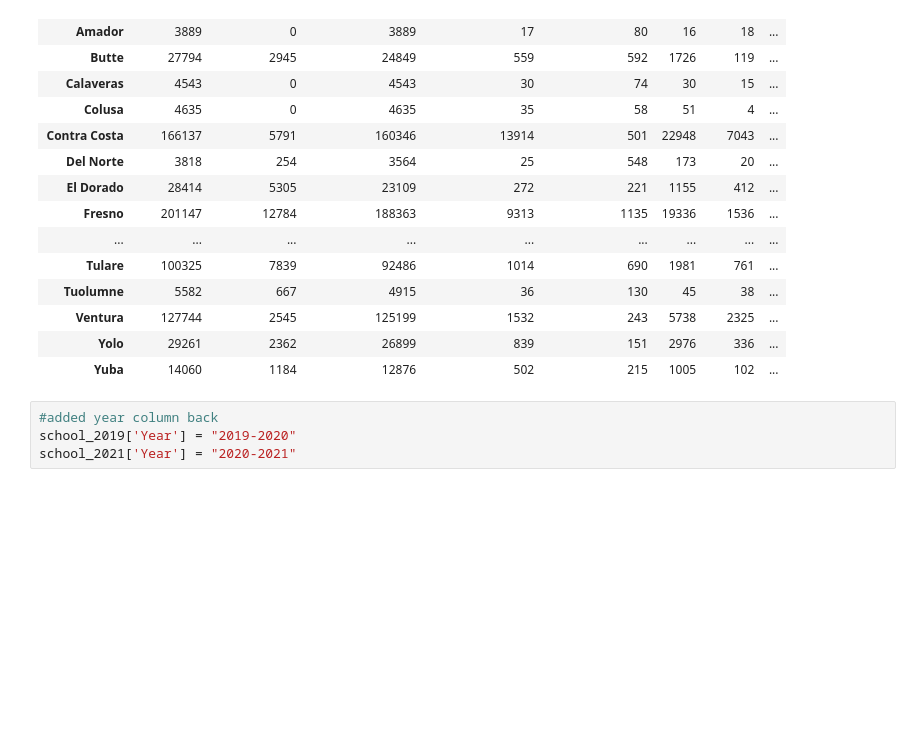
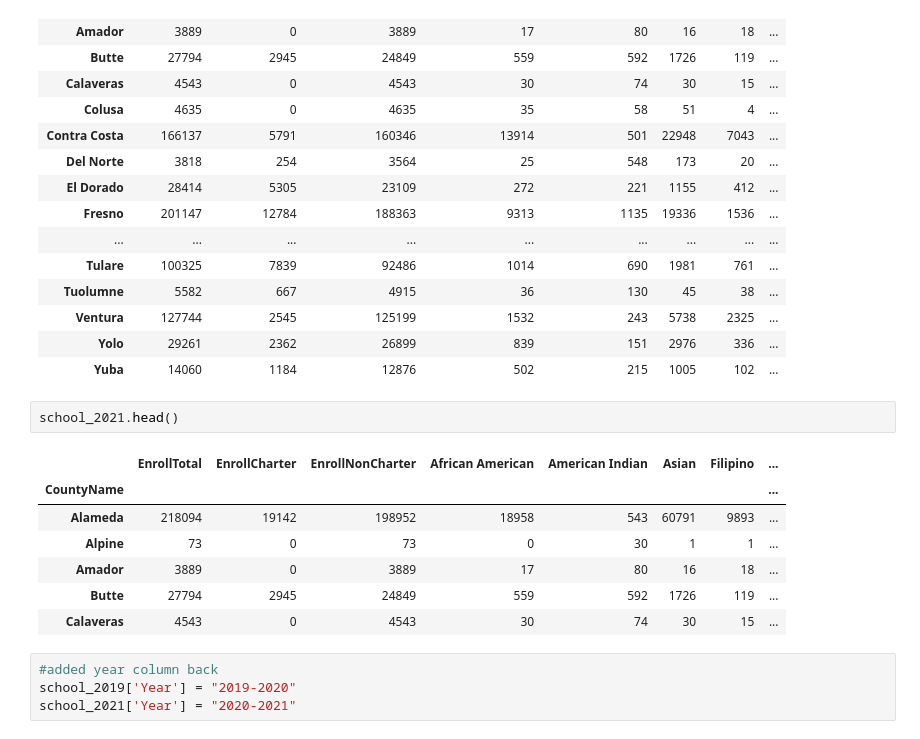
Before and after one commit to ludanzhan/Student-Enrollment-Project, a Jupyter notebook: Student Enrollemnt Project.ipynb, the cells around one changed output. Cells and saved outputs as stored; diff of their text form; blank space fills up the shorter version.

```diff
--- a/Student Enrollemnt Project.ipynb
+++ b/Student Enrollemnt Project.ipynb
@@ -180,6 +264,16 @@ school_2021
 | Ventura | 127744 | 2545 | 125199 | 1532 | 243 | 5738 | 2325 | ... |
 | Yolo | 29261 | 2362 | 26899 | 839 | 151 | 2976 | 336 | ... |
 | Yuba | 14060 | 1184 | 12876 | 502 | 215 | 1005 | 102 | ... |
+# %%
+school_2021.head()
+# %% [output]
+|  | EnrollTotal | EnrollCharter | EnrollNonCharter | African American | American Indian | Asian | Filipino | ... |
+| CountyName |  |  |  |  |  |  |  | ... |
+| Alameda | 218094 | 19142 | 198952 | 18958 | 543 | 60791 | 9893 | ... |
+| Alpine | 73 | 0 | 73 | 0 | 30 | 1 | 1 | ... |
+| Amador | 3889 | 0 | 3889 | 17 | 80 | 16 | 18 | ... |
+| Butte | 27794 | 2945 | 24849 | 559 | 592 | 1726 | 119 | ... |
+| Calaveras | 4543 | 0 | 4543 | 30 | 74 | 30 | 15 | ... |
 # %%
 #added year column back
 school_2019['Year'] = "2019-2020"
```
Also changed, not shown: parts of 11 cells of this notebook, 2 other files.
